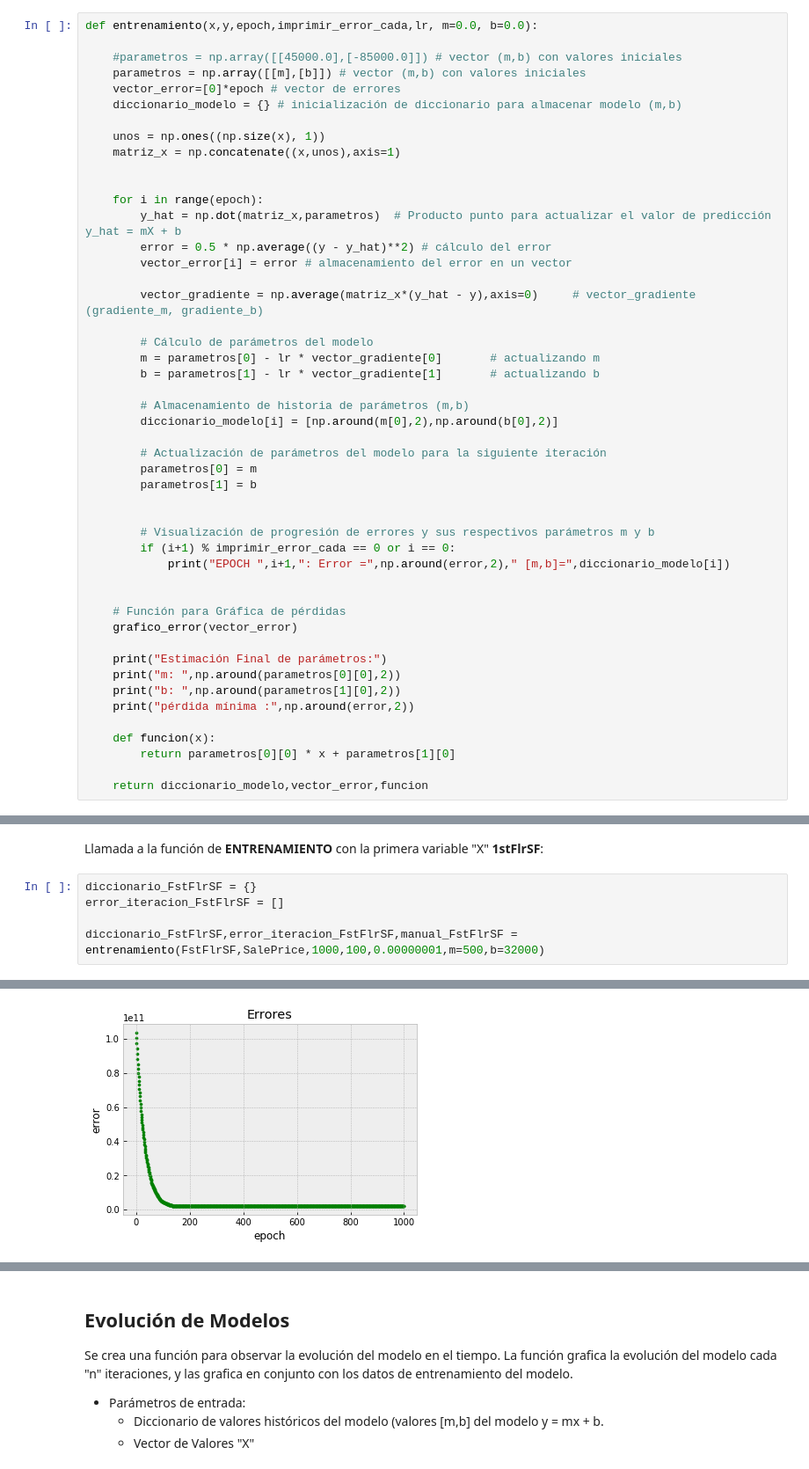
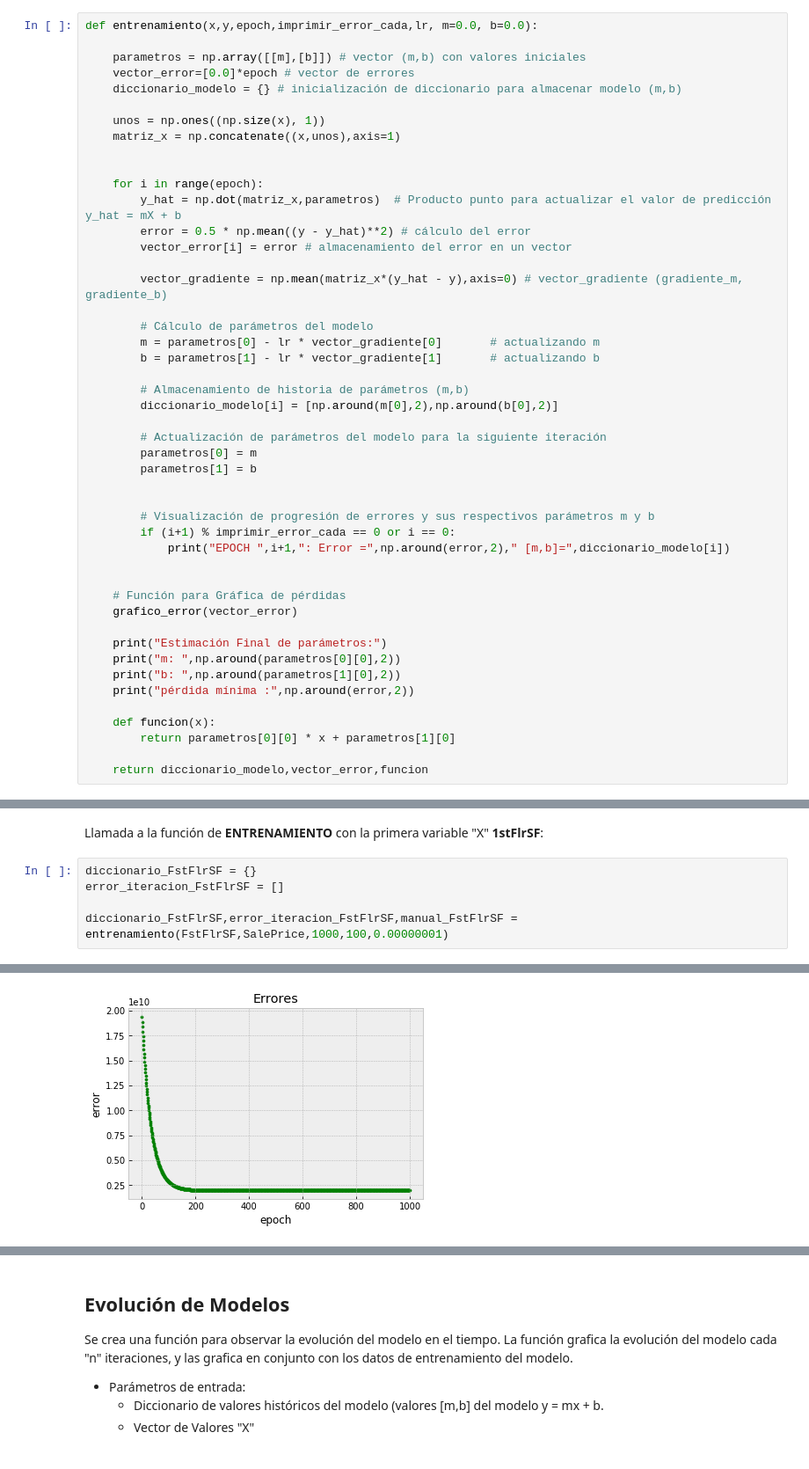
Before and after one commit to sjbarrios/Proyecto-Ciencia-Datos-Python, a Jupyter notebook: Proyecto_1.ipynb, the cells around one changed output, grey strips where cells are left out. Shown at 88% size. Cells and saved outputs as stored; diff of their text form.

```diff
--- a/Proyecto_1.ipynb
+++ b/Proyecto_1.ipynb
@@ -413,9 +413,8 @@ Se define la función de **ENTRENAMIENTO**:
 # %%
 def entrenamiento(x,y,epoch,imprimir_error_cada,lr, m=0.0, b=0.0):
 
-    #parametros = np.array([[45000.0],[-85000.0]]) # vector (m,b) con valores iniciales
     parametros = np.array([[m],[b]]) # vector (m,b) con valores iniciales
-    vector_error=[0]*epoch # vector de errores
+    vector_error=[0.0]*epoch # vector de errores
     diccionario_modelo = {} # inicialización de diccionario para almacenar modelo (m,b)
 
     unos = np.ones((np.size(x), 1))
@@ -424,10 +423,10 @@ def entrenamiento(x,y,epoch,imprimir_error_cada,lr, m=0.0, b=0.0):
 
     for i in range(epoch):
         y_hat = np.dot(matriz_x,parametros)  # Producto punto para actualizar el valor de predicción y_hat = mX + b
-        error = 0.5 * np.average((y - y_hat)**2) # cálculo del error
+        error = 0.5 * np.mean((y - y_hat)**2) # cálculo del error
         vector_error[i] = error # almacenamiento del error en un vector
 
-        vector_gradiente = np.average(matriz_x*(y_hat - y),axis=0)     # vector_gradiente (gradiente_m, gradiente_b)
+        vector_gradiente = np.mean(matriz_x*(y_hat - y),axis=0) # vector_gradiente (gradiente_m, gradiente_b)
 
         # Cálculo de parámetros del modelo
         m = parametros[0] - lr * vector_gradiente[0]       # actualizando m
@@ -488,5 +487,5 @@ Llamada a la función de **ENTRENAMIENTO** con la primera variable "X" **1stFlrS
 diccionario_FstFlrSF = {}
 error_iteracion_FstFlrSF = []
 
-diccionario_FstFlrSF,error_iteracion_FstFlrSF,manual_FstFlrSF = entrenamiento(FstFlrSF,SalePrice,1000,100,0.00000001,m=500,b=32000)
+diccionario_FstFlrSF,error_iteracion_FstFlrSF,manual_FstFlrSF = entrenamiento(FstFlrSF,SalePrice,1000,100,0.00000001)
 # %% [output]
@@ -504,2 +503,2 @@ EPOCH  1000 : Error = 1925169031.19  [m,b]= [128.01, 31840.0]
-[figure, old version]
+[figure, new version]
 Estimación Final de parámetros:
```
Also changed, not shown: parts of 14 cells of this notebook.
